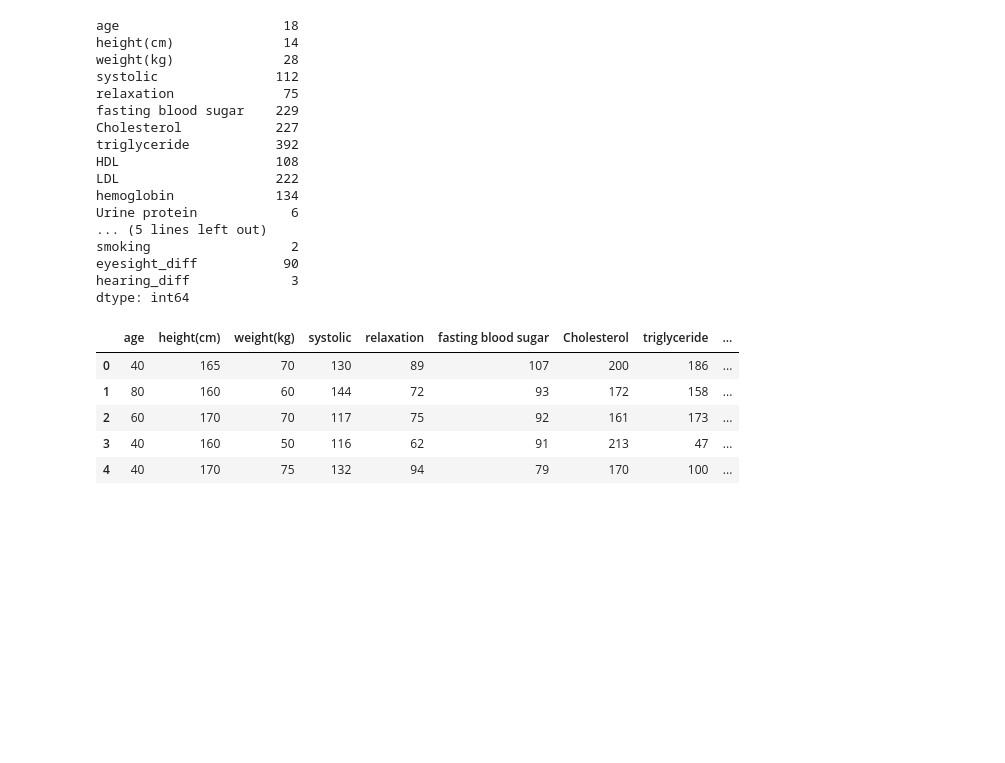
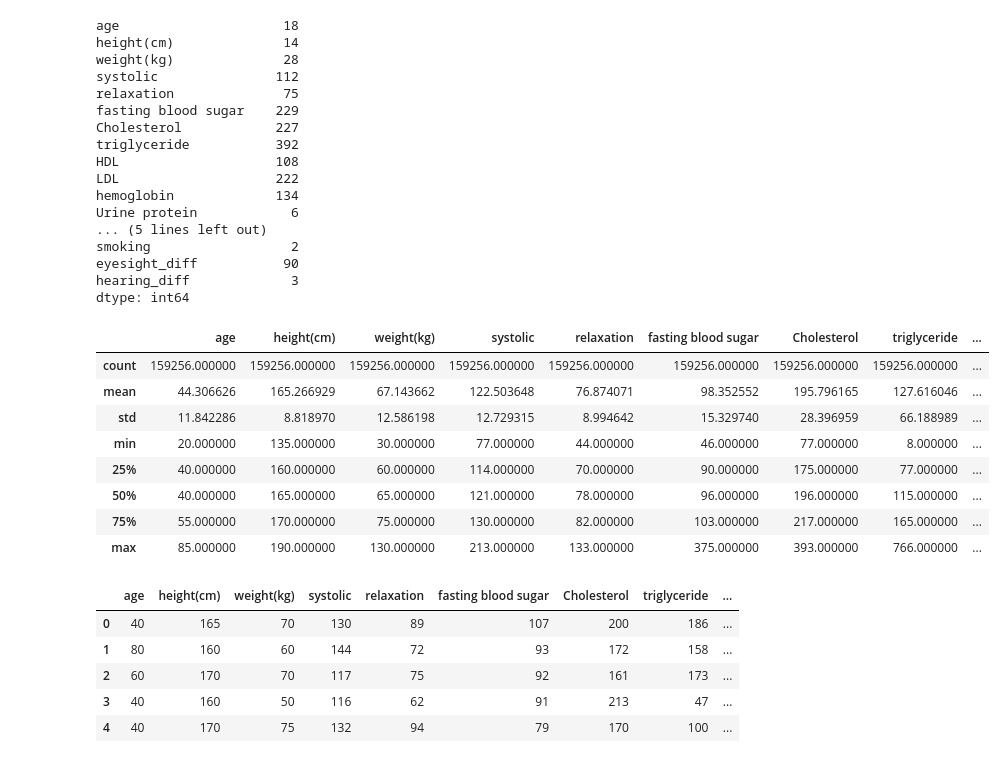
Before and after one commit to yash-raj202134/Binary-prediction-of-smoker-status, a Jupyter notebook: research_notebook/EDA.ipynb, the cells around one changed output. Cells and saved outputs as stored; diff of their text form; code cells hidden in the pictures; blank space fills up the shorter version.

Commit message:
notebook experiment training update

```diff
--- a/research_notebook/EDA.ipynb
+++ b/research_notebook/EDA.ipynb
@@ -74,6 +94,18 @@ smoking                  2
 eyesight_diff           90
 hearing_diff             3
 dtype: int64
+# %%
+train_data.describe()
+# %% [output]
+|  | age | height(cm) | weight(kg) | systolic | relaxation | fasting blood sugar | Cholesterol | triglyceride | ... |
+| count | 159256.000000 | 159256.000000 | 159256.000000 | 159256.000000 | 159256.000000 | 159256.000000 | 159256.000000 | 159256.000000 | ... |
+| mean | 44.306626 | 165.266929 | 67.143662 | 122.503648 | 76.874071 | 98.352552 | 195.796165 | 127.616046 | ... |
+| std | 11.842286 | 8.818970 | 12.586198 | 12.729315 | 8.994642 | 15.329740 | 28.396959 | 66.188989 | ... |
+| min | 20.000000 | 135.000000 | 30.000000 | 77.000000 | 44.000000 | 46.000000 | 77.000000 | 8.000000 | ... |
+| 25% | 40.000000 | 160.000000 | 60.000000 | 114.000000 | 70.000000 | 90.000000 | 175.000000 | 77.000000 | ... |
+| 50% | 40.000000 | 165.000000 | 65.000000 | 121.000000 | 78.000000 | 96.000000 | 196.000000 | 115.000000 | ... |
+| 75% | 55.000000 | 170.000000 | 75.000000 | 130.000000 | 82.000000 | 103.000000 | 217.000000 | 165.000000 | ... |
+| max | 85.000000 | 190.000000 | 130.000000 | 213.000000 | 133.000000 | 375.000000 | 393.000000 | 766.000000 | ... |
 # %%
 y = train_data['smoking']
 # %%
```
Also changed, not shown: parts of 6 cells of this notebook, 5 other files.
